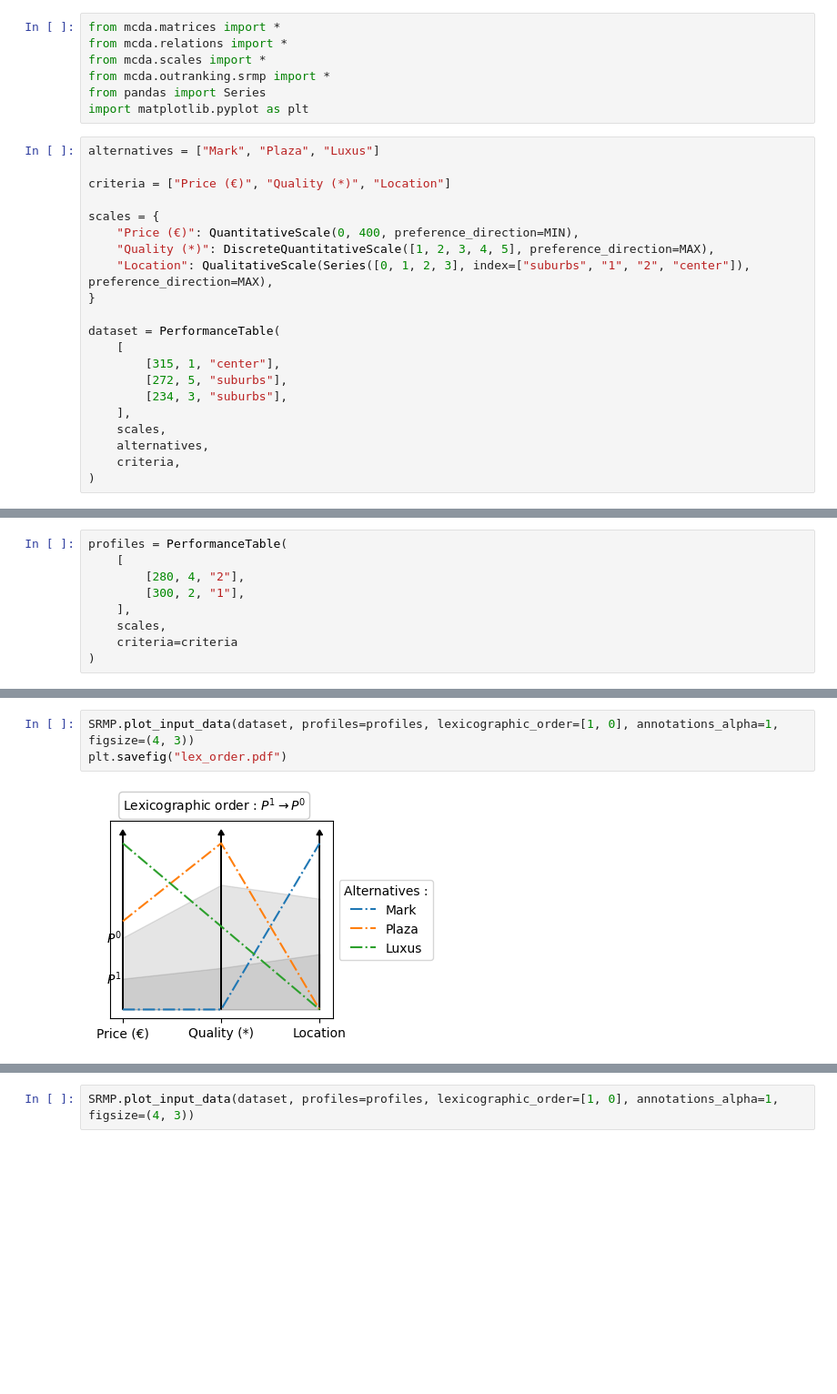
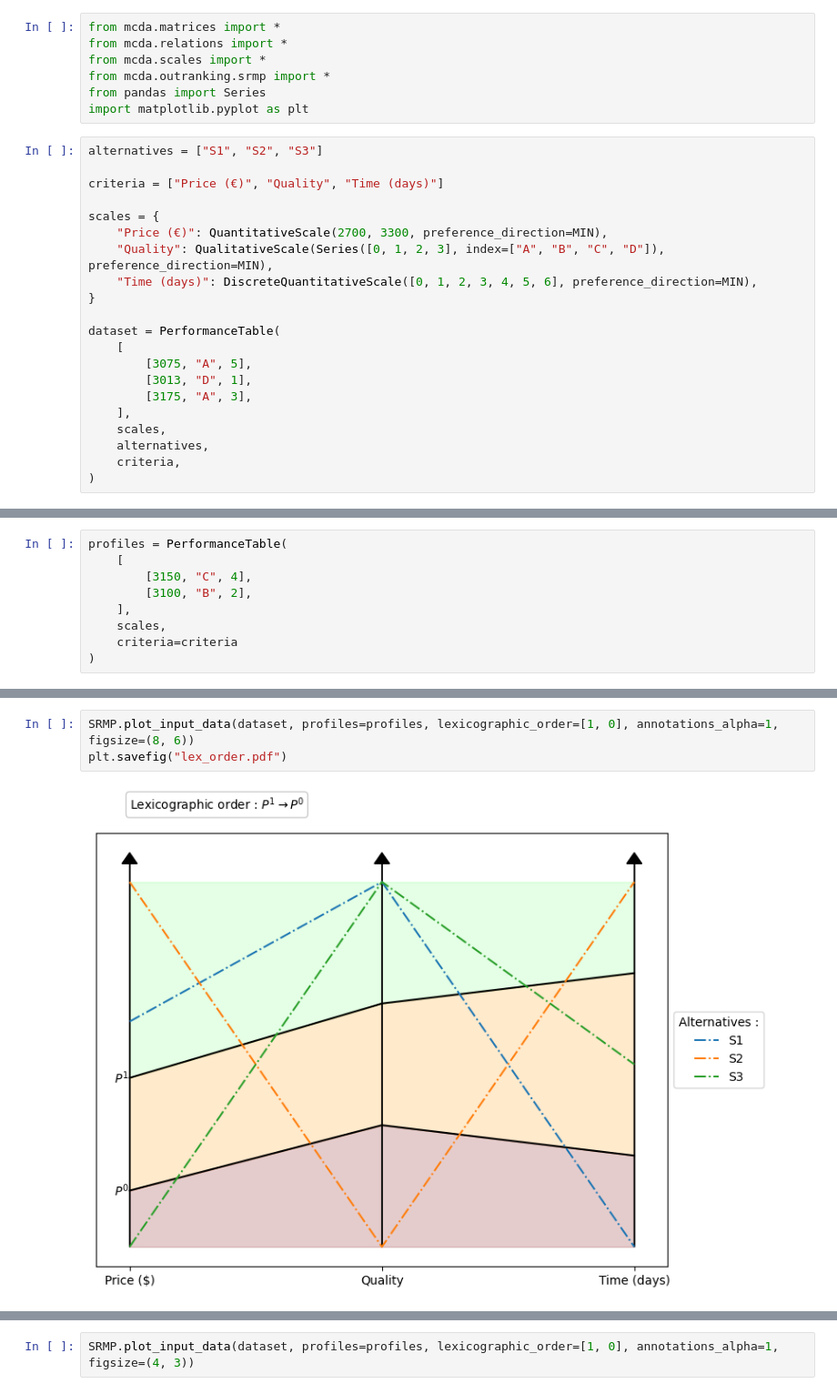
Before and after one commit to yjourdin/these, a Jupyter notebook: images/presentation_plot.ipynb, the cells around one changed output, grey strips where cells are left out. Shown at 91% size. Drawn from its saved outputs; the diff is of its cells as text; blank space fills up the shorter version.

Commit message:
Update images

```diff
--- a/images/presentation_plot.ipynb
+++ b/images/presentation_plot.ipynb
@@ -6,21 +6,21 @@ from mcda.outranking.srmp import *
 from pandas import Series
 import matplotlib.pyplot as plt
 # %%
-alternatives = ["Mark", "Plaza", "Luxus"]
+alternatives = ["S1", "S2", "S3"]
 
-criteria = ["Price (€)", "Quality (*)", "Location"]
+criteria = ["Price (€)", "Quality", "Time (days)"]
 
 scales = {
-    "Price (€)": QuantitativeScale(0, 400, preference_direction=MIN),
-    "Quality (*)": DiscreteQuantitativeScale([1, 2, 3, 4, 5], preference_direction=MAX),
-    "Location": QualitativeScale(Series([0, 1, 2, 3], index=["suburbs", "1", "2", "center"]), preference_direction=MAX),
+    "Price (€)": QuantitativeScale(2700, 3300, preference_direction=MIN),
+    "Quality": QualitativeScale(Series([0, 1, 2, 3], index=["A", "B", "C", "D"]), preference_direction=MIN),
+    "Time (days)": DiscreteQuantitativeScale([0, 1, 2, 3, 4, 5, 6], preference_direction=MIN),
 }
 
 dataset = PerformanceTable(
     [
-        [315, 1, "center"],
-        [272, 5, "suburbs"],
-        [234, 3, "suburbs"],
+        [3075, "A", 5],
+        [3013, "D", 1],
+        [3175, "A", 3],
     ],
     scales,
     alternatives,
@@ -34,8 +34,8 @@ plt.savefig("alternatives.pdf")
 # %%
 profiles = PerformanceTable(
     [
-        [280, 4, "2"],
-        [300, 2, "1"],
+        [3150, "C", 4],
+        [3100, "B", 2],
     ],
     scales,
     criteria=criteria
@@ -48,8 +48,8 @@ plt.savefig("profiles.pdf")
 # %%
-SRMP.plot_input_data(dataset, profiles=profiles, lexicographic_order=[1, 0], annotations_alpha=1, figsize=(4, 3))
+SRMP.plot_input_data(dataset, profiles=profiles, lexicographic_order=[1, 0], annotations_alpha=1, figsize=(8, 6))
 plt.savefig("lex_order.pdf")
 # %% [output]
-[figure, old version]
+[figure, new version]
 # %%
 criteria_weights = {
     "Price (€)": 0.2,
```
Also changed, not shown: parts of 4 cells of this notebook, 4 other files.
